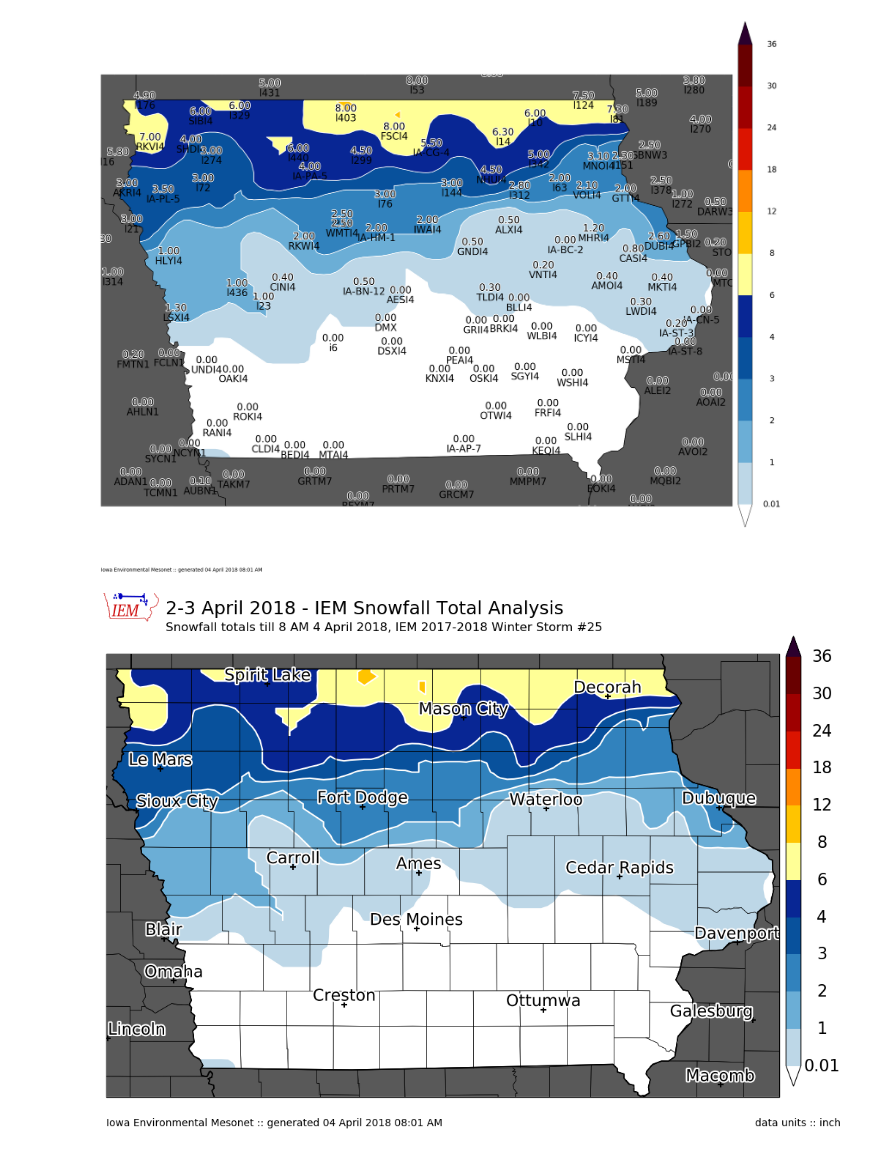
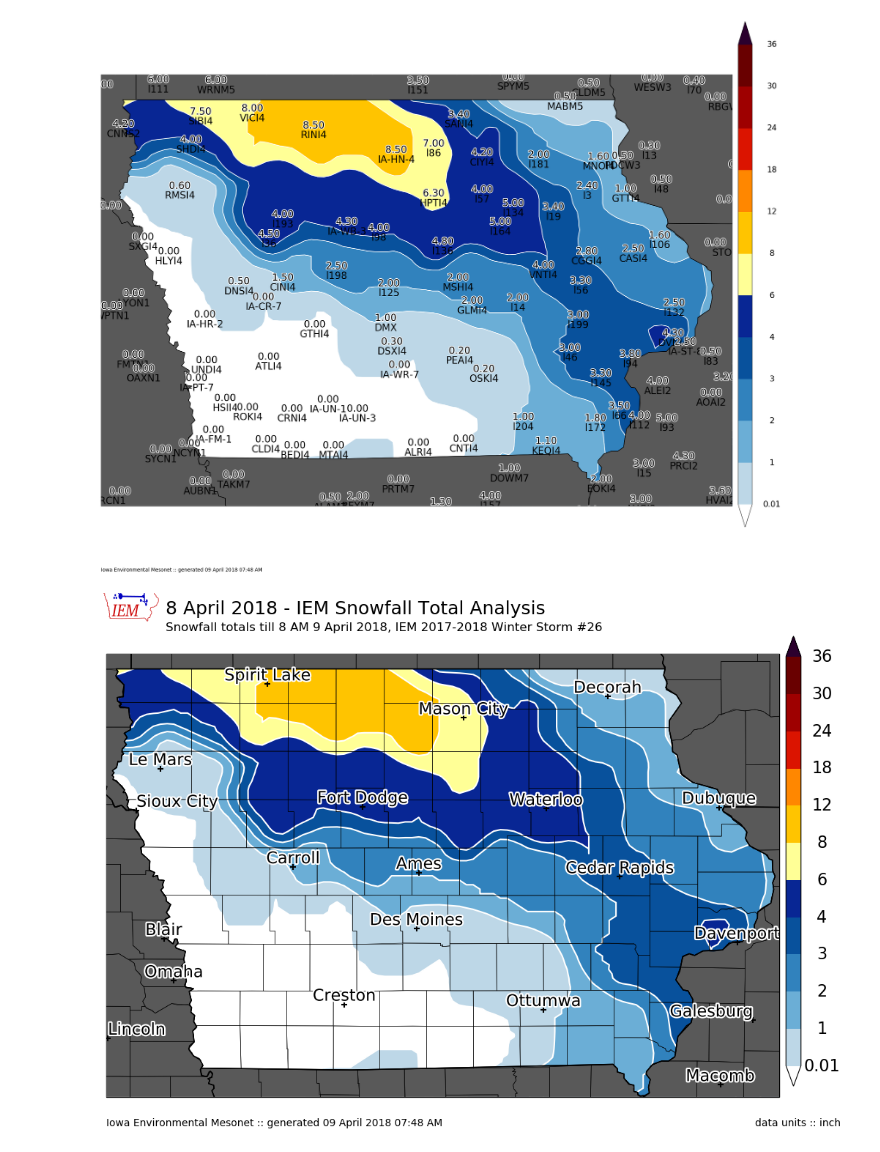
Before and after one commit to akrherz/DEV, a Jupyter notebook: coop/feature_snowfall_analysis.ipynb, the cells around one changed output. Saved outputs shown, nothing was run; the diff lists cells and outputs as text; code cells hidden in the pictures.

```diff
--- a/coop/feature_snowfall_analysis.ipynb
+++ b/coop/feature_snowfall_analysis.ipynb
@@ -1,7 +1,7 @@
 # %%
 ####################
 # vvvvvvvvvvvvvvvvvvvvvvvvv
-STORM_NUMBER = 25
+STORM_NUMBER = 26
 # ^^^^^^^^^^^^^^^^^^^^^^^^^
 ####################
 import datetime
@@ -65,8 +65,8 @@ def get_coop(dates):
     IEM.close()
     return data
 
-crows = get_coop( ['2018-04-03', '2018-04-04'] )
-sts = utc(2018, 4, 3, 12)
+crows = get_coop( ['2018-04-08', '2018-04-09'] )
+sts = utc(2018, 4, 8, 12)
 ets = utc(2018, 4, 28, 12, 0)
 lrows = get_lsrs(sts, ets)
 
@@ -110,15 +110,21 @@ if len(newrows) > 0:
     df = df.append(newrows)
 df.set_index('label', inplace=True)
 # %%
-cull = ['l82']
+cull = ['ELMI4', 'EVYI4', 'CKPI4', 'GNDI4', 'l107', 'SWEI4', 'LWDI4', 'IA-LN-30', 'IA-WG-5',
+       'l197', 'BCNI4', 'BRCM5', 'l35', 'SIXI4', 'LSXI4', 'FRFI4']
 if cull:
     df.at[cull, 'useme'] = False
 
-#df.at['ALRI4', 'val'] = 2.
-df.at['l72', 'val'] = 3.
-df.at['IA-PA-5', 'val'] = 4.
-df.at['GNDI4', 'val'] = 0.5
-df.at['LWDI4', 'val'] = 0.3
+df.at['l98', 'val'] = 4.
+df.at['l125', 'val'] = 2.
+df.at['BNWI4', 'val'] = 2.
+df.at['IA-HN-4', 'val'] = 8.5
+df.at['PEAI4', 'val'] = 0.2
+df.at['HPTI4', 'val'] = 6.3
+df.at['IA-WB-3', 'val'] = 4.3
+df.at['VICI4', 'val'] = 8
+df.at['l164', 'val'] = 5
+
 df.sort_values('val', ascending=True, inplace=True)
 df2 = df[df.useme]
 
@@ -134,19 +140,19 @@ np.save("1718_%s.npy" % (STORM_NUMBER, ), vals)
 m.plot_values(df2['lon'], df2['lat'], df2['val'], '%.2f', labels=df2.index.values, textsize=20,
               labeltextsize=20, labelbuffer=0)
 # %% [output]
-[figure, old version]
+[figure, new version]
 # %%
 # now we are ready to plot!
 
 m = MapPlot(sector='iowa',
-            title='2-3 April 2018 - IEM Snowfall Total Analysis',
-            subtitle=("Snowfall totals till 8 AM 4 April 2018, "
+            title='8 April 2018 - IEM Snowfall Total Analysis',
+            subtitle=("Snowfall totals till 8 AM 9 April 2018, "
                       "IEM 2017-2018 Winter Storm #%s") % (STORM_NUMBER, ))
 m.contourf(df2.lon.values, df2.lat.values, df2.val.values, clevs, cmap=cmap,
           units='inch')
 #m.plot_values(np.array(df2.lon), np.array(df2.lat), np.array(df2.val), '%.2f')
 m.drawcounties()
 m.drawcities()
-m.postprocess(filename='180404.png')
+m.postprocess(filename='180409.png')
 # %% [output]
-[figure, old version]
+[figure, new version]
```
Also changed, not shown: 1 other file.
